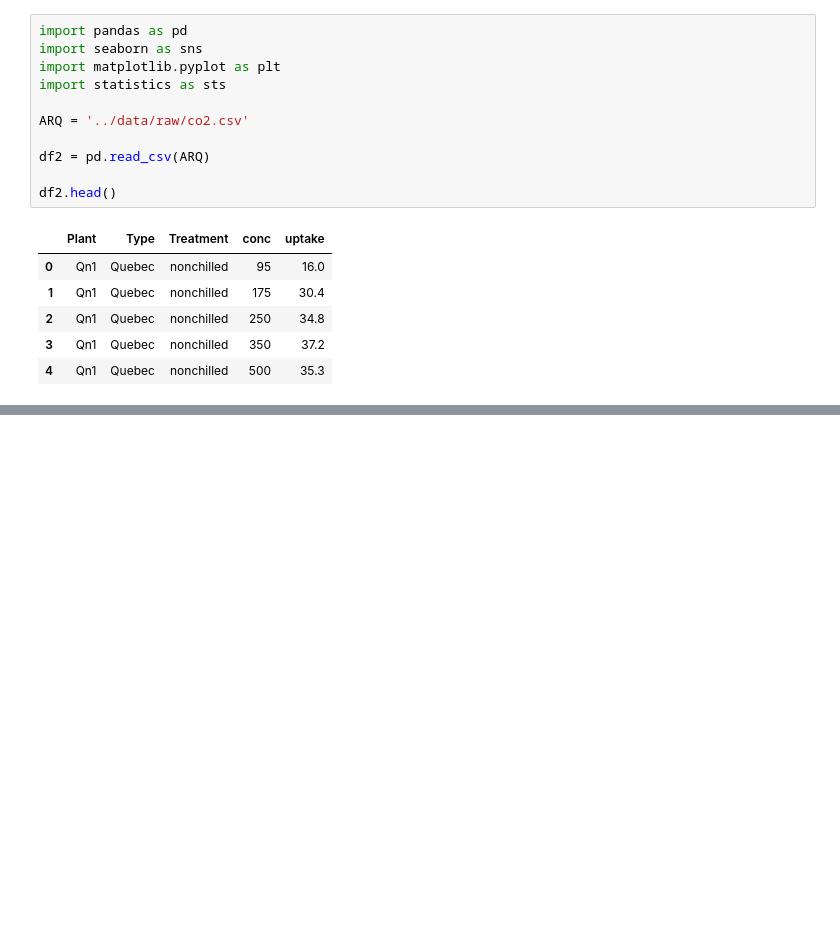
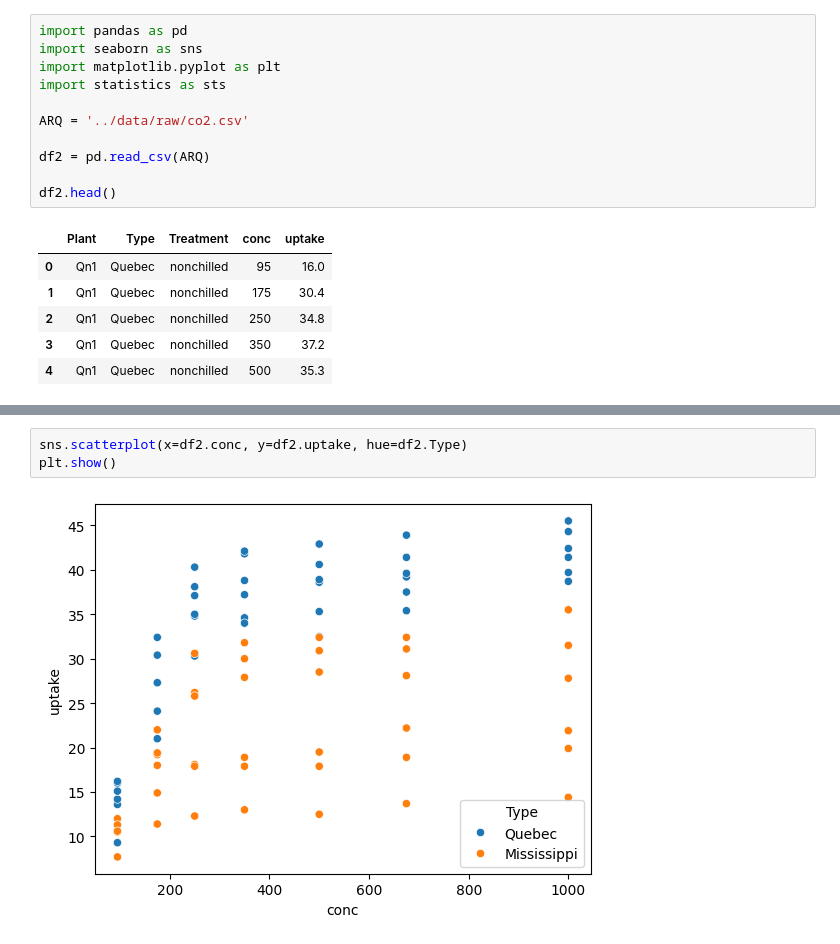
Before and after one commit to pdromls/Praticas_Ciencia_de_Dados, a Jupyter notebook: notebooks/visualizacao.ipynb, the cells around one changed output, grey strips where cells are left out. Cells and saved outputs as stored; diff of their text form; blank space fills up the shorter version.

```diff
--- a/notebooks/visualizacao.ipynb
+++ b/notebooks/visualizacao.ipynb
@@ -119,0 +137,5 @@ plt.legend(loc='lower right')
+# %%
+sns.scatterplot(x=df2.conc, y=df2.uptake, hue=df2.Type)
+plt.show()
+# %% [output]
+[figure, added]
```
Also changed, not shown: parts of 18 cells of this notebook.
